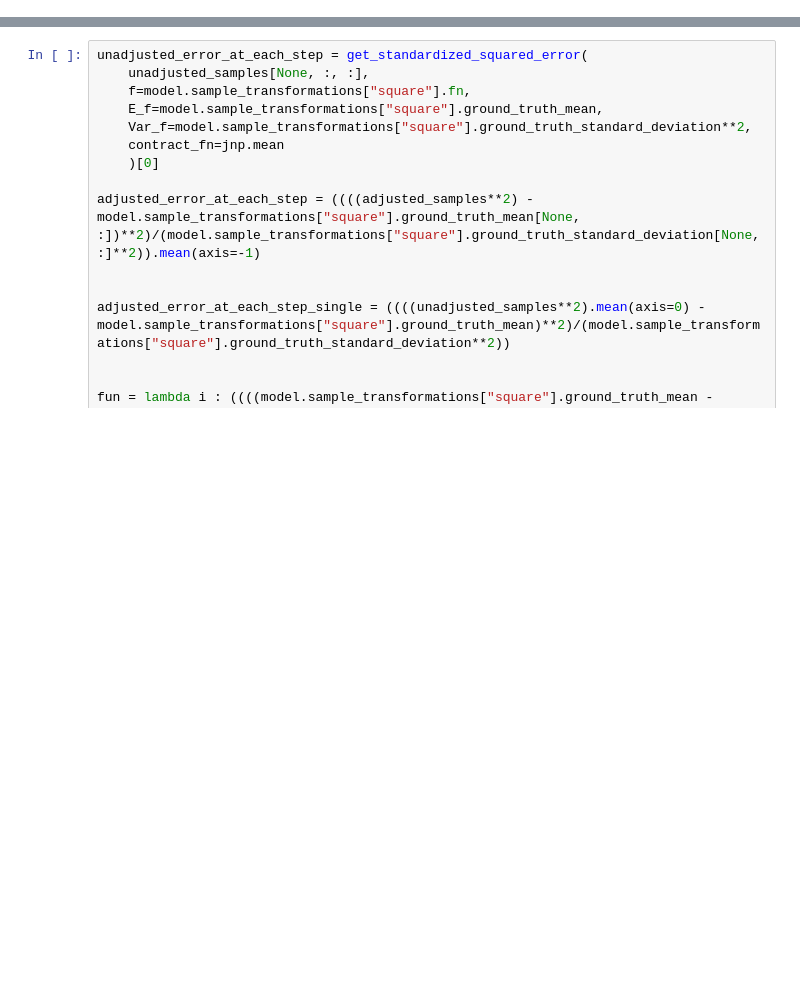
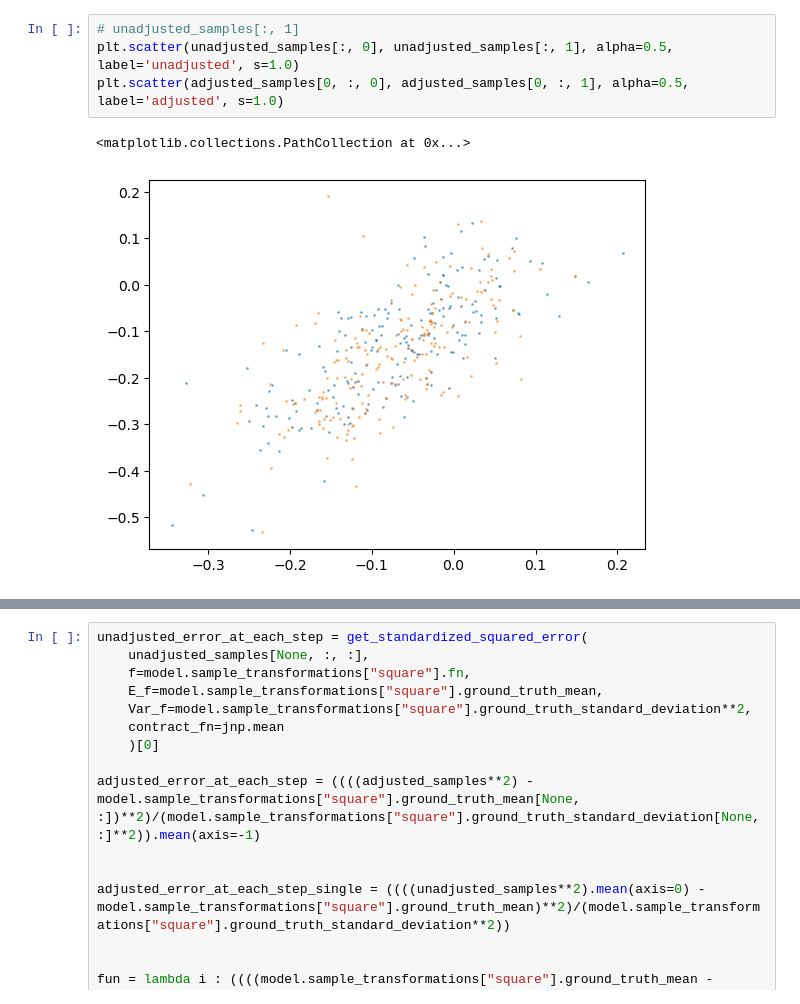
Before and after one commit to reubenharry/sampler-benchmarks, a Jupyter notebook: sampler-comparison/sampler_comparison/samplers/las.ipynb, the cells around one changed output, grey strips where cells are left out. Drawn from its saved outputs; the diff is of its cells as text; blank space fills up the shorter version.

```diff
--- a/sampler-comparison/sampler_comparison/samplers/las.ipynb
+++ b/sampler-comparison/sampler_comparison/samplers/las.ipynb
@@ -103,2 +98,9 @@ print(infos.is_divergent[0])
+# %%
+# unadjusted_samples[:, 1]
+plt.scatter(unadjusted_samples[:, 0], unadjusted_samples[:, 1], alpha=0.5, label='unadjusted', s=1.0)
+plt.scatter(adjusted_samples[0, :, 0], adjusted_samples[0, :, 1], alpha=0.5, label='adjusted', s=1.0)
+# %% [output]
+<matplotlib.collections.PathCollection at 0x...>
+[figure, added]
 # %%
 # print(unadjusted_samples[-1])
```
Also changed, not shown: parts of 7 cells of this notebook, 3 other files.
